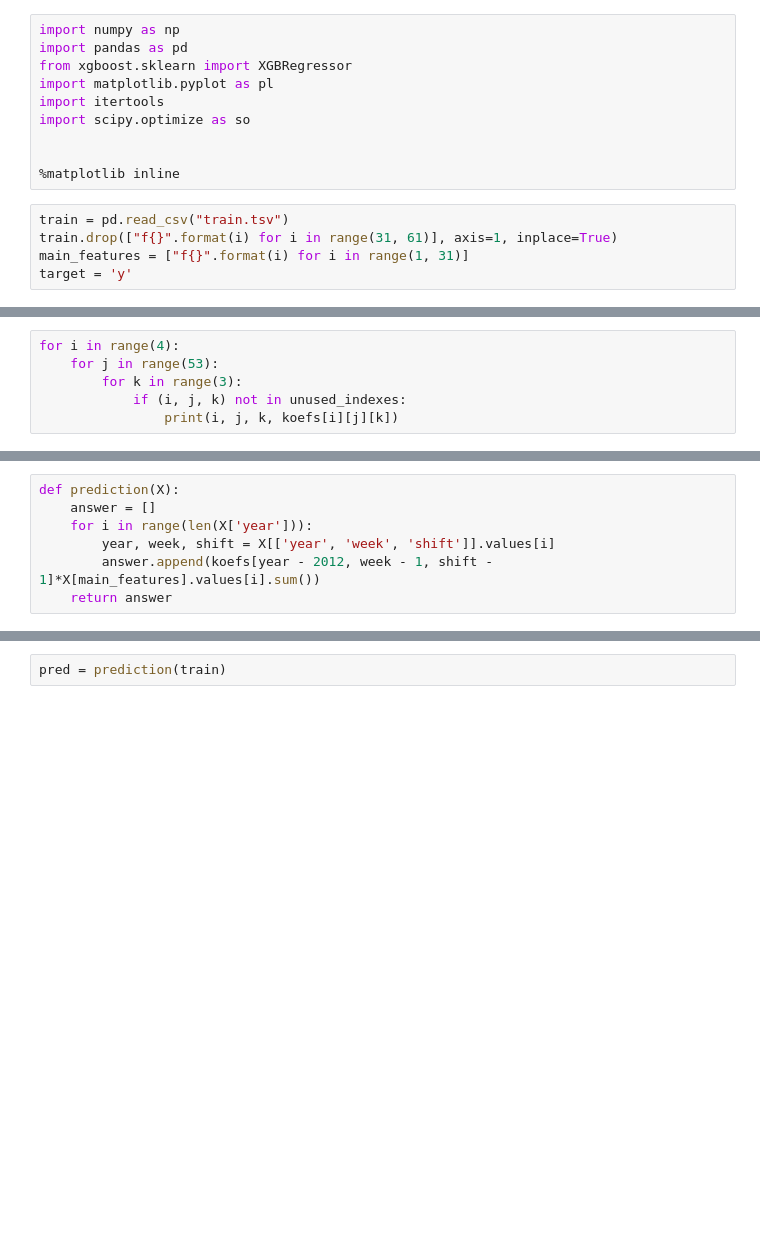
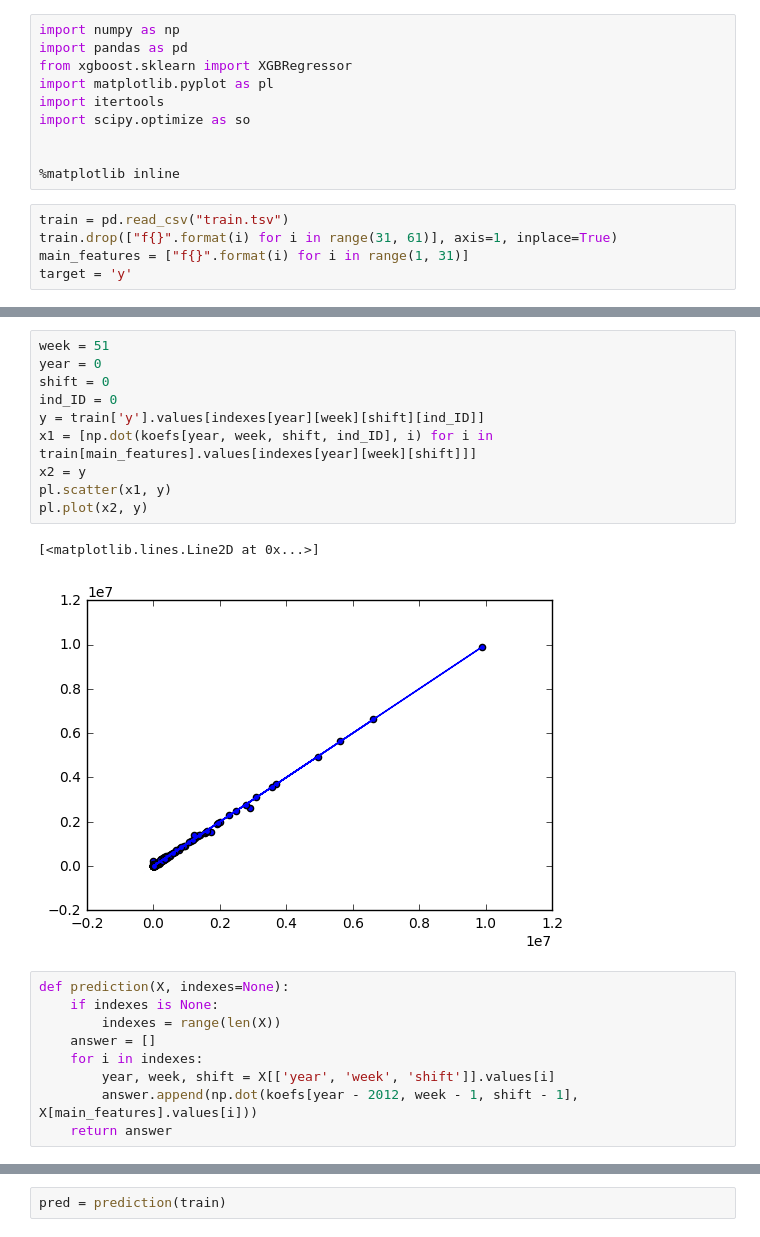
Before and after one commit to onaga1958/ml-hw, a Jupyter notebook: 3/contest_new_var.ipynb, the cells around one changed output, grey strips where cells are left out. Saved outputs shown, nothing was run; the diff lists cells and outputs as text; blank space fills up the shorter version.

```diff
--- a/3/contest_new_var.ipynb
+++ b/3/contest_new_var.ipynb
@@ -38,6 +50,0 @@ for year in range(4):
-# %%
-for i in range(4):
-    for j in range(53):
-        for k in range(3):
-            if (i, j, k) not in unused_indexes:
-                print(i, j, k, koefs[i][j][k])
@@ -154,7 +69,22 @@ array([[[ 2.        ,  2.        ,  2.        ],
+# %%
+week = 51
+year = 0
+shift = 0
+ind_ID = 0
+y = train['y'].values[indexes[year][week][shift][ind_ID]]
+x1 = [np.dot(koefs[year, week, shift, ind_ID], i) for i in train[main_features].values[indexes[year][week][shift]]]
+x2 = y
+pl.scatter(x1, y)
+pl.plot(x2, y)
+# %% [output]
+[<matplotlib.lines.Line2D at 0x...>]
+[figure, added]
 # %%
-def prediction(X):
+def prediction(X, indexes=None):
+    if indexes is None:
+        indexes = range(len(X))
     answer = []
-    for i in range(len(X['year'])):
+    for i in indexes:
         year, week, shift = X[['year', 'week', 'shift']].values[i]
-        answer.append(koefs[year - 2012, week - 1, shift - 1]*X[main_features].values[i].sum())
+        answer.append(np.dot(koefs[year - 2012, week - 1, shift - 1], X[main_features].values[i]))
     return answer
```
Also changed, not shown: parts of 25 cells of this notebook.
